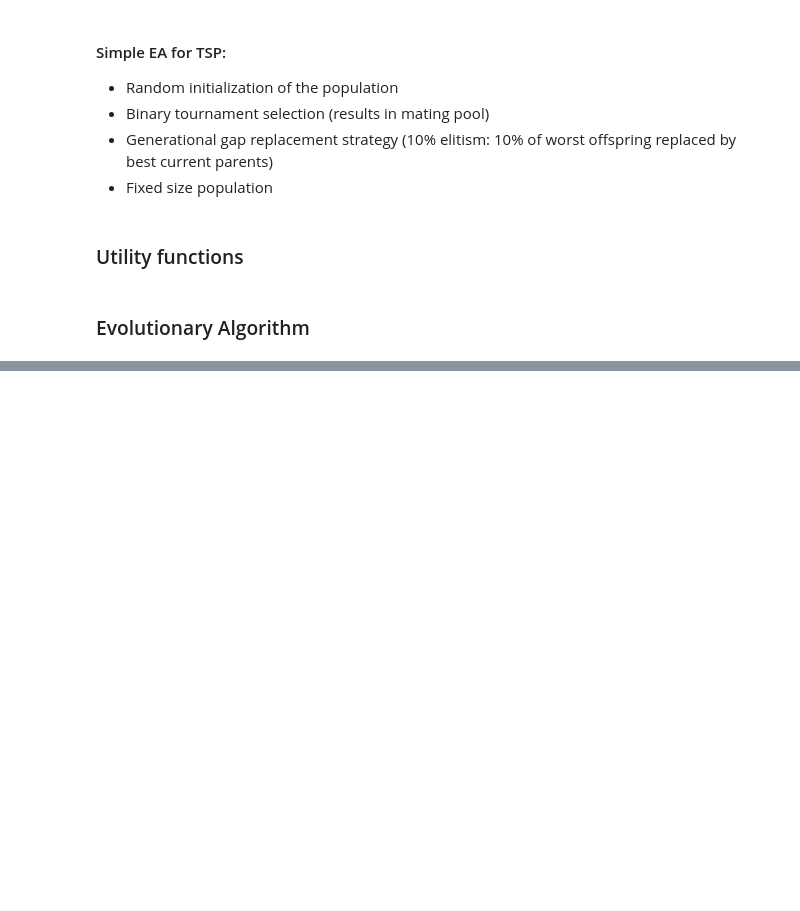
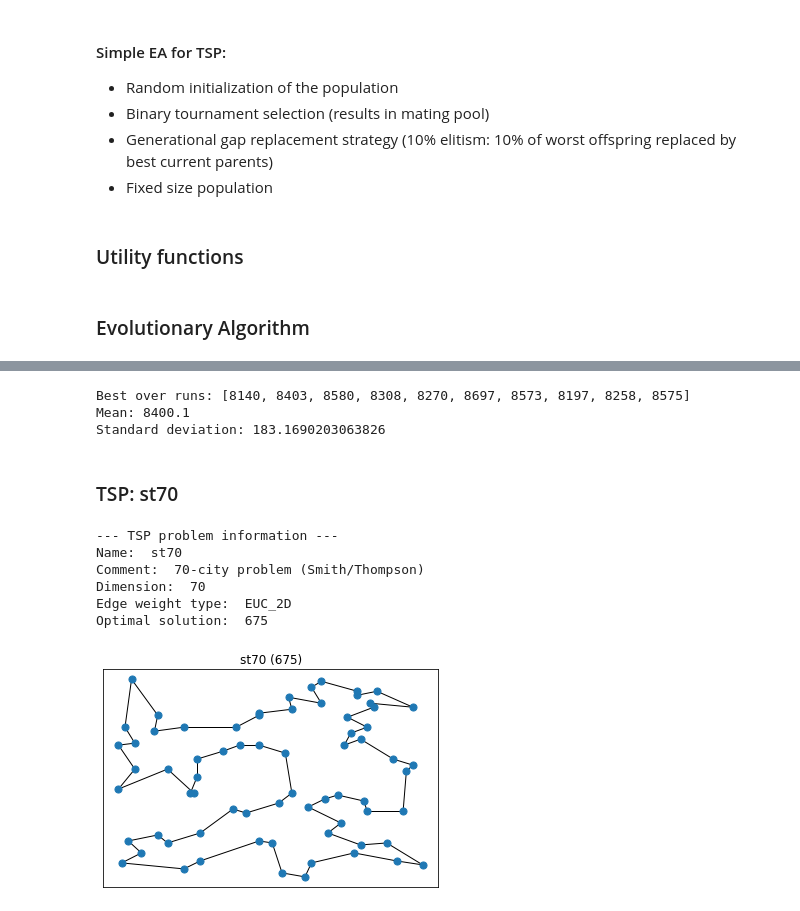
Before and after one commit to rusane/natural-computing, a Jupyter notebook: Evolutionary Computation/TSP.ipynb, the cells around one changed output, grey strips where cells are left out. Drawn from its saved outputs; the diff is of its cells as text; code cells hidden in the pictures; blank space fills up the shorter version.

```diff
--- a/Evolutionary Computation/TSP.ipynb
+++ b/Evolutionary Computation/TSP.ipynb
@@ -282,0 +300,20 @@ plot_history(generations)
+# %%
+print("Best over runs:", berlin52_best)
+print("Mean:", np.mean(berlin52_best))
+print("Standard deviation:", np.std(berlin52_best))
+# %% [output]
+Best over runs: [8140, 8403, 8580, 8308, 8270, 8697, 8573, 8197, 8258, 8575]
+Mean: 8400.1
+Standard deviation: 183.1690203063826
+# %% [markdown]
+### TSP: st70
+# %%
+st70_problem, st70_solution = load_TSP('data/st70.tsp', 'data/st70.opt.tour')
+# %% [output]
+--- TSP problem information ---
+Name:  st70
+Comment:  70-city problem (Smith/Thompson)
+Dimension:  70
+Edge weight type:  EUC_2D
+Optimal solution:  675
+[figure, added]
```
Also changed, not shown: parts of 20 cells of this notebook, 2 other files.
